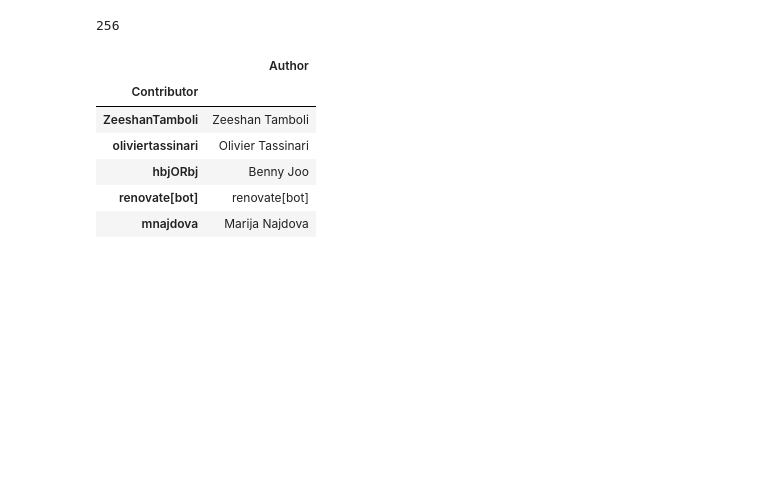
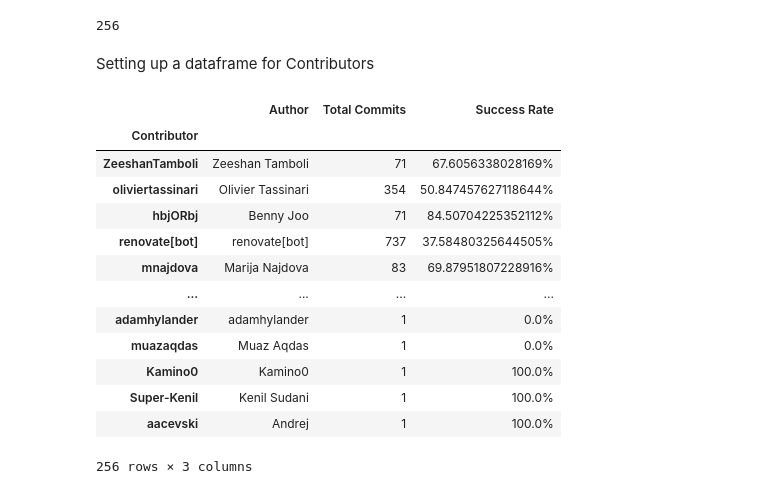
Before and after one commit to Khanhtoichoi/Data-Analysis, a Jupyter notebook: data_analysis.ipynb, the cells around one changed output. Drawn from its saved outputs; the diff is of its cells as text; code cells hidden in the pictures; blank space fills up the shorter version.

```diff
--- a/data_analysis.ipynb
+++ b/data_analysis.ipynb
@@ -20,5 +20,6 @@ for i in range(1,df.shape[0]+1):
     df.loc[i,'Contributor'] = dict[df.loc[i,'Author']]
 # Set commited date as index
 df.set_index('Commited Date', inplace=True)
-df['Author'].unique().size == df['Contributor'].unique().size
+df['Month'] = df.index.to_period('M')
+df.head()
 # %% [output]
@@ -69,16 +65,31 @@ Total Contributors in 2023
 df['Author'].unique().size
 # %% [output]
 256
+# %% [markdown]
+Setting up a dataframe for Contributors
 # %%
 contributor_df = pd.DataFrame(index=df['Contributor'].unique())
 contributor_df.index.name = 'Contributor'
 contributor_df['Author'] = df['Author'].unique()
-contributor_df.head()
+contributor_df['Total Commits'] = df['Contributor'].value_counts()
+rates = {}
+for i in df['Contributor'].unique():
+    rate = df['Passed'][(df['Contributor'] == i) & (df['Passed'] == 'Success')].size
+    rates[i] = str(rate/df['Passed'][df['Contributor'] == i].size*100) + '%'
+contributor_df['Success Rate'] = rates
+contributor_df
 # %% [output]
-|  | Author |
-| Contributor |  |
-| ZeeshanTamboli | Zeeshan Tamboli |
-| oliviertassinari | Olivier Tassinari |
-| hbjORbj | Benny Joo |
-| renovate[bot] | renovate[bot] |
-| mnajdova | Marija Najdova |
+|  | Author | Total Commits | Success Rate |
+| Contributor |  |  |  |
+| ZeeshanTamboli | Zeeshan Tamboli | 71 | 67.6056338028169% |
+| oliviertassinari | Olivier Tassinari | 354 | 50.847457627118644% |
+| hbjORbj | Benny Joo | 71 | 84.50704225352112% |
+| renovate[bot] | renovate[bot] | 737 | 37.58480325644505% |
+| mnajdova | Marija Najdova | 83 | 69.87951807228916% |
+| ... | ... | ... | ... |
+| adamhylander | adamhylander | 1 | 0.0% |
+| muazaqdas | Muaz Aqdas | 1 | 0.0% |
+| Kamino0 | Kamino0 | 1 | 100.0% |
+| Super-Kenil | Kenil Sudani | 1 | 100.0% |
+| aacevski | Andrej | 1 | 100.0% |
+256 rows × 3 columns
```
Also changed, not shown: parts of 7 cells of this notebook.
